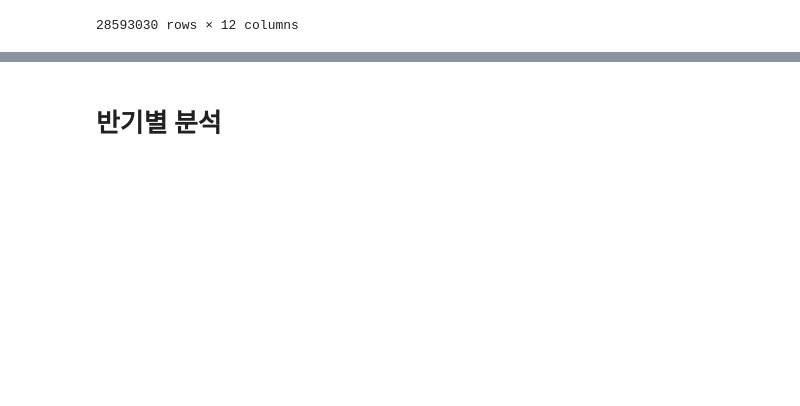
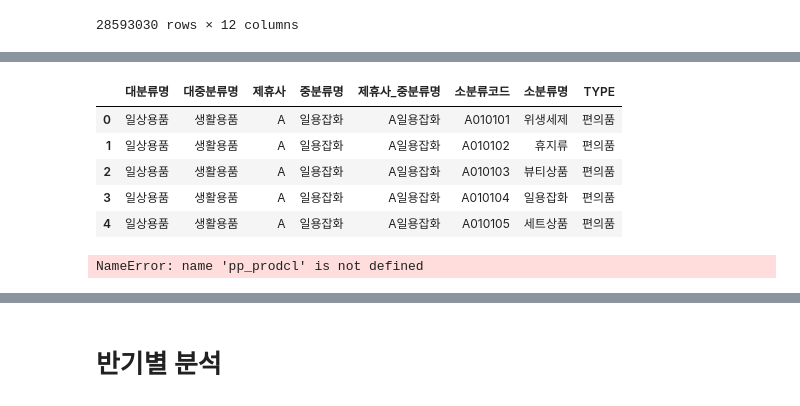
Before and after one commit to PKLH/cakd_LP, a Jupyter notebook: WorkSpace/Lee/EDA_sangyun.ipynb, the cells around one changed output, grey strips where cells are left out. Saved outputs shown, nothing was run; the diff lists cells and outputs as text; code cells hidden in the pictures; blank space fills up the shorter version.

```diff
--- a/WorkSpace/Lee/EDA_sangyun.ipynb
+++ b/WorkSpace/Lee/EDA_sangyun.ipynb
@@ -1848,0 +2706,9 @@ pur_m = pd.merge(purd_re, prodcl_copy, how='inner', on=['소분류코드','제
+# %%
+def search_b_cat(x):
+    for i in b_cat.keys():
+        if x in b_cat[i]:
+            return i
+# %%
+pp_prodcl['대분류명'] = pp_prodcl['대중분류명'].apply(lambda x : search_b_cat(x))
+pp_prodcl=pp_prodcl[['대분류명', '대중분류명', '제휴사', '중분류명', '제휴사_중분류명', '소분류코드', '소분류명']]
+pp_prodcl.head()
@@ -1848,0 +2722,30 @@ pur_m = pd.merge(purd_re, prodcl_copy, how='inner', on=['소분류코드','제
+# %%
+type_cat = {
+'편의품':['가공육','감미료','건강기능식품','건과','건어류','곡류','공산식품','과일류','기타식품',\
+      '김치류','농산물','돈육','레스토랑','수산물','알류','어류','연체류','우육','유제품','육류',\
+      '조류','주류','즉석식품','채소류','해산물','해조류','계절용품','공구','문구류','생활용품',\
+       '애완용품','여아완구','완구류','욕실용품','위생용품','유아용품',\
+        '자동차용품','주방용품','침구류','케어용품','헬스케어','화장품','교육완구','서적',\
+      '기타의류','남성의류','여성의류','SPA',\
+      '공병/공박스','기타','다이소','담배','데일리처분','드럭스토어','미입점행사','병행수입','시즌토탈','시즌행사'],
+
+'선매품':['악기','영상','음반','일반의약외품','게임류','대형가전','생활가전','음향기기','컴퓨터','대형가구',\
+       '소형가구','종합가구','레져','스포츠용품','스포츠의류','여행용품','패션잡화','편집샵','선물세트'],
+
+'전문품':['귀금속','명품','시계','디자이너','수입브랜드']
+}
+# %%
+def search_type(x):
+    for i in type_cat.keys():
+        if x in type_cat[i]:
+            return i
+# %%
+pp_prodcl['TYPE'] = pp_prodcl['대중분류명'].apply(lambda x : search_type(x))
+pp_prodcl.head()
+# %% [output]
+|  | 대분류명 | 대중분류명 | 제휴사 | 중분류명 | 제휴사_중분류명 | 소분류코드 | 소분류명 | TYPE |
+| 0 | 일상용품 | 생활용품 | A | 일용잡화 | A일용잡화 | A010101 | 위생세제 | 편의품 |
+| 1 | 일상용품 | 생활용품 | A | 일용잡화 | A일용잡화 | A010102 | 휴지류 | 편의품 |
+| 2 | 일상용품 | 생활용품 | A | 일용잡화 | A일용잡화 | A010103 | 뷰티상품 | 편의품 |
+| 3 | 일상용품 | 생활용품 | A | 일용잡화 | A일용잡화 | A010104 | 일용잡화 | 편의품 |
+| 4 | 일상용품 | 생활용품 | A | 일용잡화 | A일용잡화 | A010105 | 세트상품 | 편의품 |
@@ -1848,0 +2756,5 @@ pur_m = pd.merge(purd_re, prodcl_copy, how='inner', on=['소분류코드','제
+# %%
+pp_prodcl['대중분류별_평균'] = pp_prodcl[['대중분류명','구매금액']].groupby('대중분류명').mean()
+pp_prodcl
+# %% [output]
+NameError: name 'pp_prodcl' is not defined
```
Also changed, not shown: parts of 95 cells of this notebook, 4 other files.
